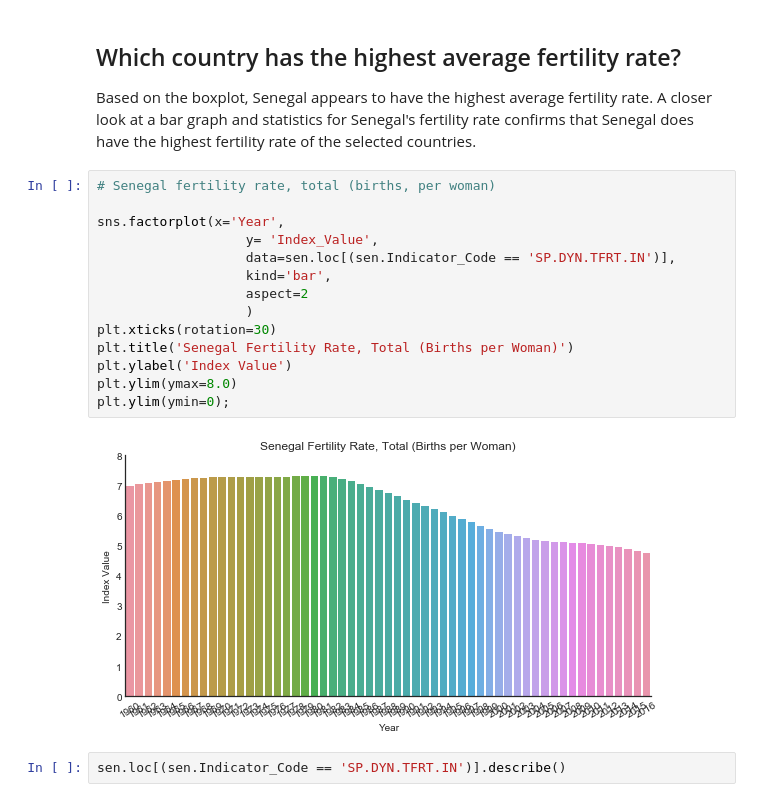
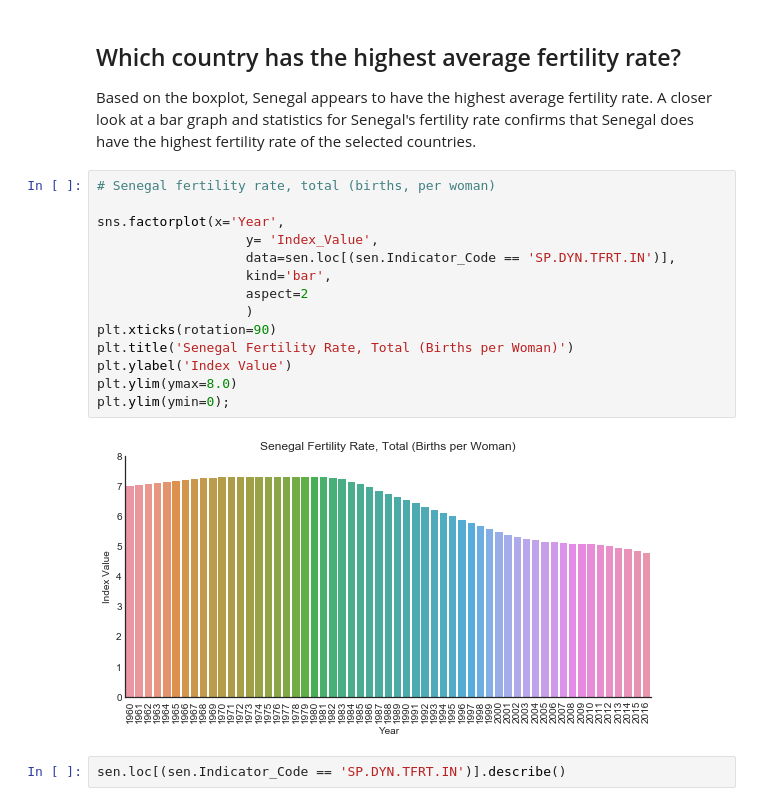
Before and after one commit to milabknowin/Thinkful, a Jupyter notebook: Unsupervised_Learning/Capstone/Global_Fertility_Final_Capstone.ipynb, the cells around one changed output. Drawn from its saved outputs; the diff is of its cells as text.

```diff
--- a/Unsupervised_Learning/Capstone/Global_Fertility_Final_Capstone.ipynb
+++ b/Unsupervised_Learning/Capstone/Global_Fertility_Final_Capstone.ipynb
@@ -257,19 +257,19 @@ Based on the boxplot, Senegal appears to have the highest average fertility rate
 # %%
 # Senegal fertility rate, total (births, per woman)
 
 sns.factorplot(x='Year',
                    y= 'Index_Value',
                    data=sen.loc[(sen.Indicator_Code == 'SP.DYN.TFRT.IN')],
                    kind='bar',
                    aspect=2
                    )
-plt.xticks(rotation=30)
+plt.xticks(rotation=90)
 plt.title('Senegal Fertility Rate, Total (Births per Woman)')
 plt.ylabel('Index Value')
 plt.ylim(ymax=8.0)
 plt.ylim(ymin=0);
 # %% [output]
-[figure, old version]
+[figure, new version]
 # %%
 sen.loc[(sen.Indicator_Code == 'SP.DYN.TFRT.IN')].describe()
 # %% [output]
```
Also changed, not shown: parts of 34 cells of this notebook.
